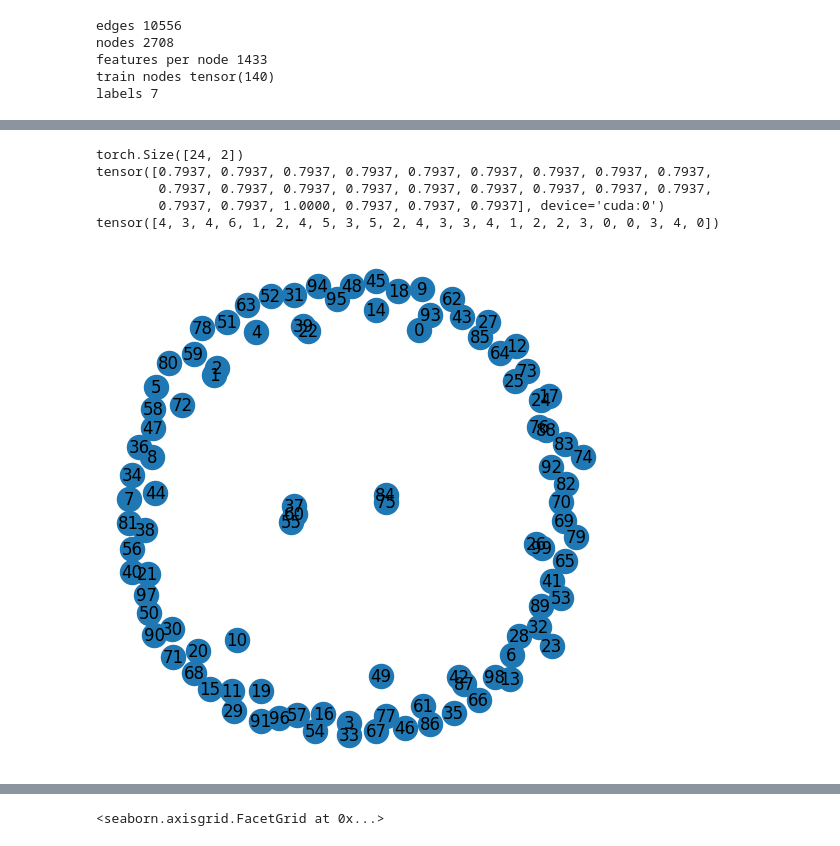
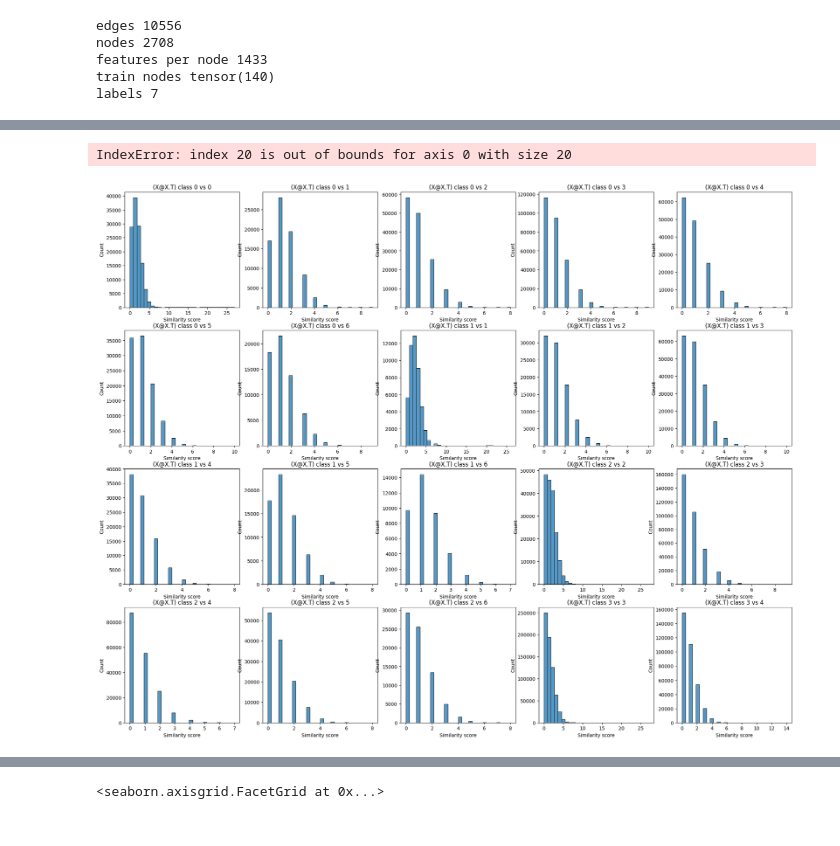
Before and after one commit to siji2022/semi_graphs, a Jupyter notebook: Cora_data_analysis.ipynb, the cells around one changed output, grey strips where cells are left out. Drawn from its saved outputs; the diff is of its cells as text; code cells hidden in the pictures.

```diff
--- a/Cora_data_analysis.ipynb
+++ b/Cora_data_analysis.ipynb
@@ -108,20 +97,23 @@ for i in range(7):
-# %%
-
-# adj = (x@x.T)
-adj[adj<0.7]=0
-# find the index of the non-zero elements from adj
-index=torch.nonzero(adj)
-print(index.shape)
-print(adj[index[:,0], index[:,1]])
-# find the class of the non-zero elements from adj
-print(data.y[index[:,0].cpu()])
-# %% [output]
-torch.Size([24, 2])
-tensor([0.7937, 0.7937, 0.7937, 0.7937, 0.7937, 0.7937, 0.7937, 0.7937, 0.7937,
-        0.7937, 0.7937, 0.7937, 0.7937, 0.7937, 0.7937, 0.7937, 0.7937, 0.7937,
-        0.7937, 0.7937, 1.0000, 0.7937, 0.7937, 0.7937], device='cuda:0')
-tensor([4, 3, 4, 6, 1, 2, 4, 5, 3, 5, 2, 4, 3, 3, 4, 1, 2, 2, 3, 0, 0, 3, 4, 0])
-# %%
-vis_N_nodes(100, data.x, data.edge_index.t().tolist())
-# %% [output]
-[figure, removed]
+# %%
+x = data.x.to(device)
+fig, axs = plt.subplots(4, 5, figsize=(25, 20))
+# ravel the axs
+axs = axs.ravel()
+idx=0
+for i in range(7):
+    for j in range(7):
+        if j>=i:
+            x_i = x[data.y==i]
+            x_j = x[data.y==j]
+            adj = (x_i@x_j.T)
+            # adj=adj/(x_i.norm(p=2, dim=1).unsqueeze(1)@x_j.norm(p=2, dim=1).unsqueeze(1).T)
+            sns.histplot(adj.flatten().detach().cpu().numpy(), bins=30,  ax=axs[idx], kde=False, legend=False)
+            # plt.yscale('log')
+            axs[idx].set_xlabel('Similarity score')
+            axs[idx].set_title(f'(X@X.T) class {i} vs {j}')
+            idx+=1
+            if idx>24:
+                break
+# %% [output]
+IndexError: index 20 is out of bounds for axis 0 with size 20
+[figure, added]
```
Also changed, not shown: parts of 44 cells of this notebook, 40 other files.
